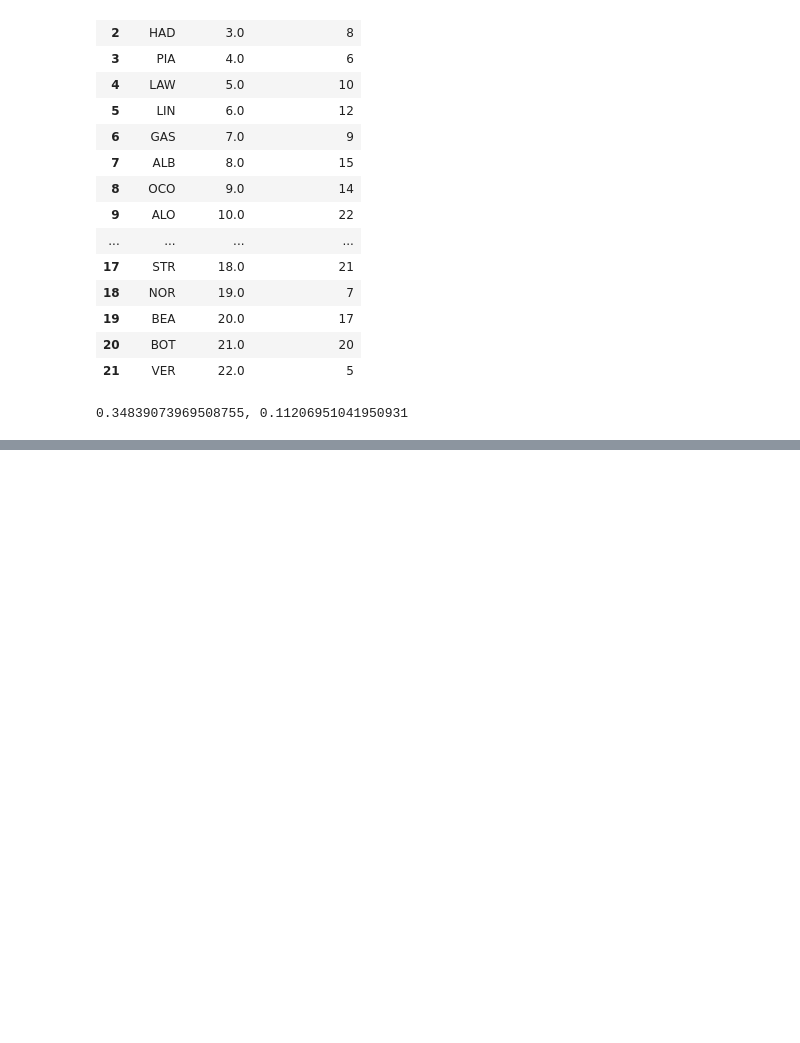
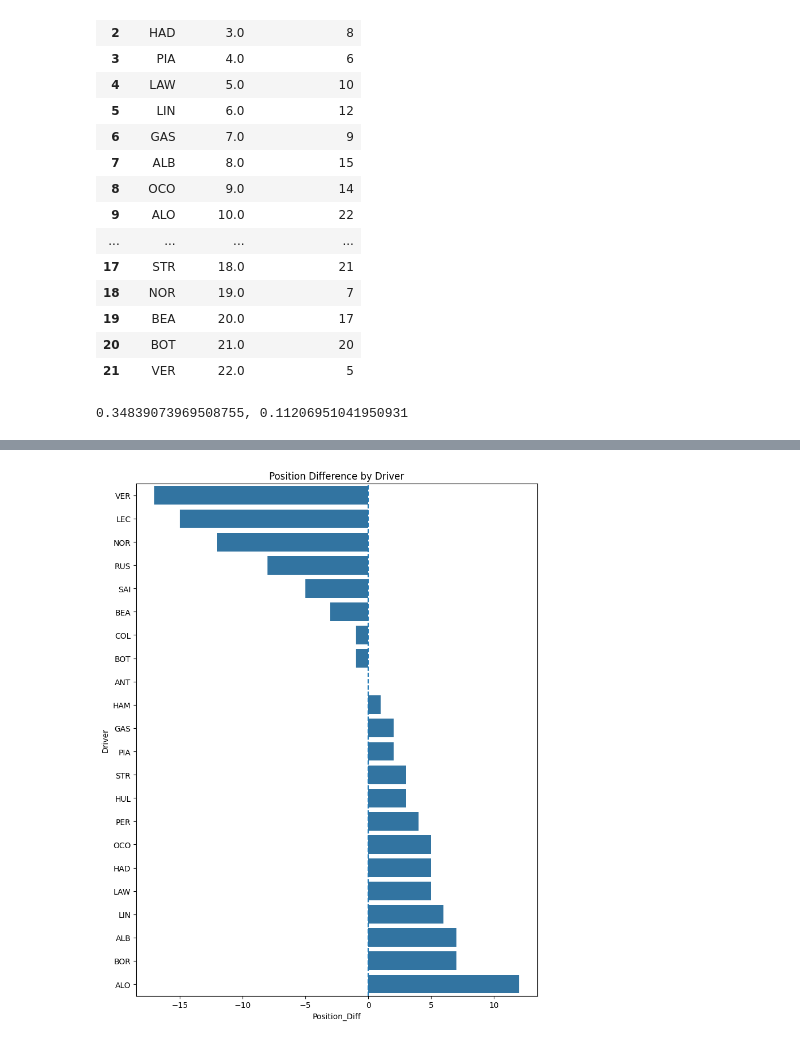
Before and after one commit to SatyamKumar457/F1-2026-Prediction, a Jupyter notebook: Race/06.MonacoGP/Evaluation.ipynb, the cells around one changed output, grey strips where cells are left out. Saved outputs shown, nothing was run; the diff lists cells and outputs as text; code cells hidden in the pictures; blank space fills up the shorter version.

```diff
--- a/Race/06.MonacoGP/Evaluation.ipynb
+++ b/Race/06.MonacoGP/Evaluation.ipynb
@@ -122,0 +208,3 @@ print(f"{rho}, {p_value}")
+# %%
+Final["Position_Diff"] = Final["Predicted_Pos"] - Final["Position"]
+Final
@@ -122,0 +229,20 @@ print(f"{rho}, {p_value}")
+# %%
+Final_sorted = Final.sort_values("Position_Diff")
+
+plt.figure(figsize=(8,10))
+
+sns.barplot(
+    data=Final_sorted,
+    y="Driver",
+    x="Position_Diff"
+)
+
+plt.axvline(0, linestyle="--" )
+plt.title("Position Difference by Driver")
+
+plt.tight_layout()
+plt.savefig('Plots/Position_Difference_by_Driver.png', dpi=300, bbox_inches='tight')
+
+plt.show()
+# %% [output]
+[figure, added]
```
Also changed, not shown: parts of 7 cells of this notebook, 3 other files.
